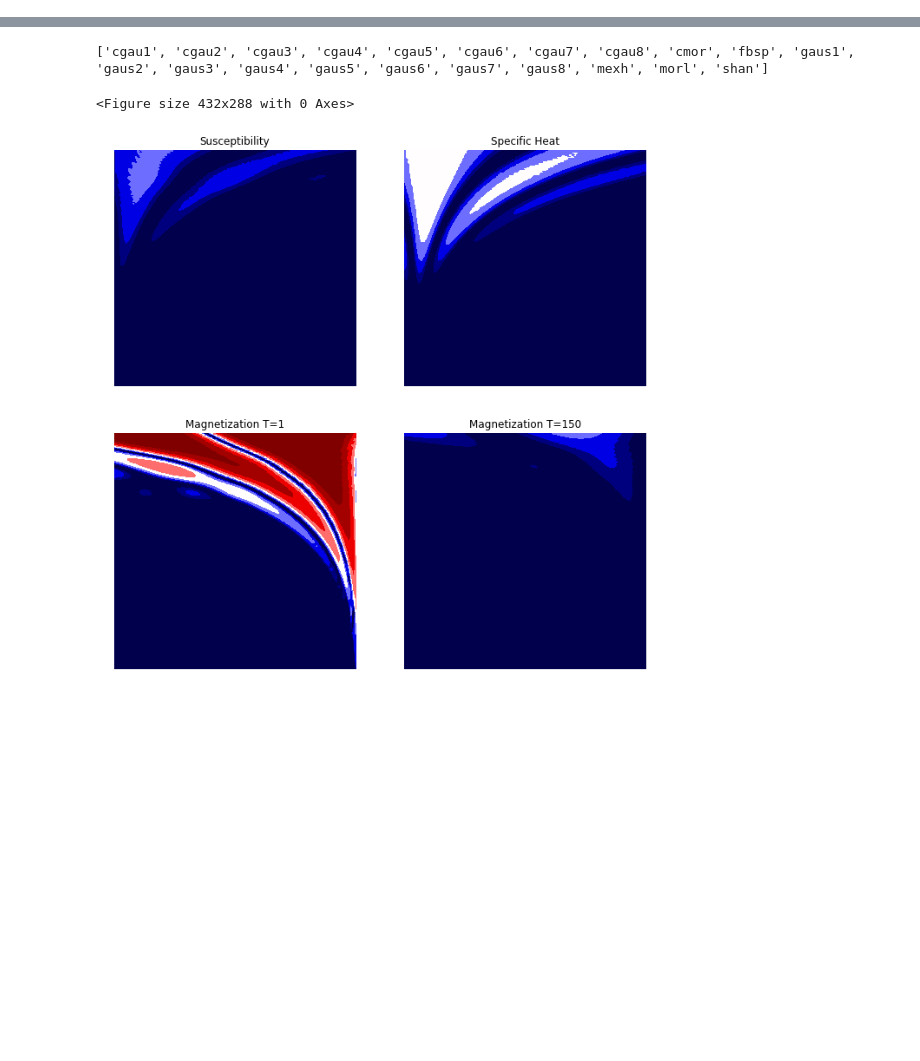
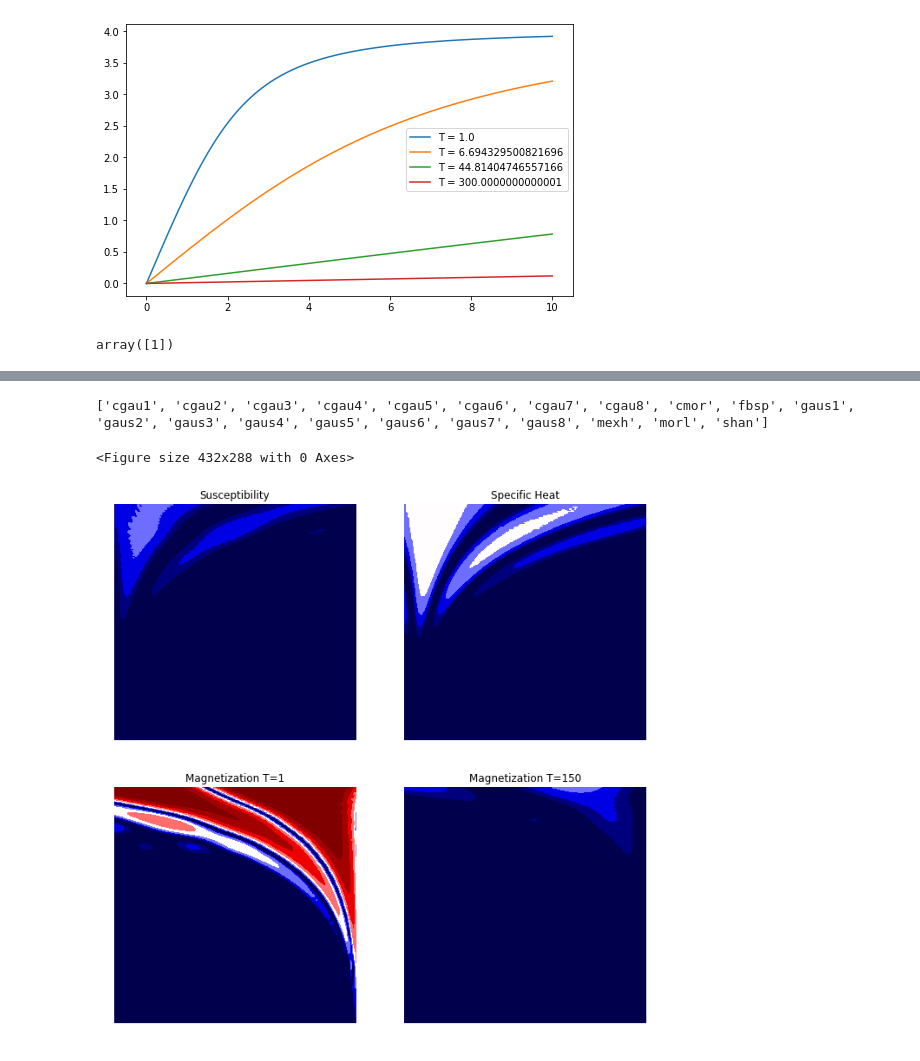
Before and after one commit to Orth-Research/ml_cr, a Jupyter notebook: DataGeneration.ipynb, the cells around one changed output, grey strips where cells are left out. Drawn from its saved outputs; the diff is of its cells as text; code cells hidden in the pictures; blank space fills up the shorter version.

```diff
--- a/DataGeneration.ipynb
+++ b/DataGeneration.ipynb
@@ -8,0 +136,26 @@ ModuleNotFoundError: No module named 'numpy'
+# %%
+mag_data = magnetization(ham_cr.ham_cr_PG_Oh_J_4(1., -0.32), [0,0,1], B_steps = 100)
+B1 = mag_data[:, 0, 0]
+mag1 = mag_data[:, 0, 2]
+B2 = mag_data[:, 1, 0]
+mag2 = mag_data[:, 1, 2]
+B3 = mag_data[:, 2, 0]
+mag3 = mag_data[:, 2, 2]
+B4 = mag_data[:, 3, 0]
+mag4 = mag_data[:, 3, 2]
+
+fig = plt.figure(1, figsize = [8,5])
+ax = plt.plot(B1, mag1, label='T = '+str(mag_data[0, 0, 1]))
+ax = plt.plot(B2, mag2, label='T = '+str(mag_data[0, 1, 1]))
+ax = plt.plot(B3, mag3,  label='T = '+str(mag_data[0, 2, 1]))
+ax = plt.plot(B4, mag4,  label='T = '+str(mag_data[0, 3, 1]))
+ax = plt.legend()
+
+
+plt.show()
+# %% [output]
+[figure, added]
+# %%
+np.arange(1)+1
+# %% [output]
+array([1])
```
Also changed, not shown: parts of 14 cells of this notebook.
